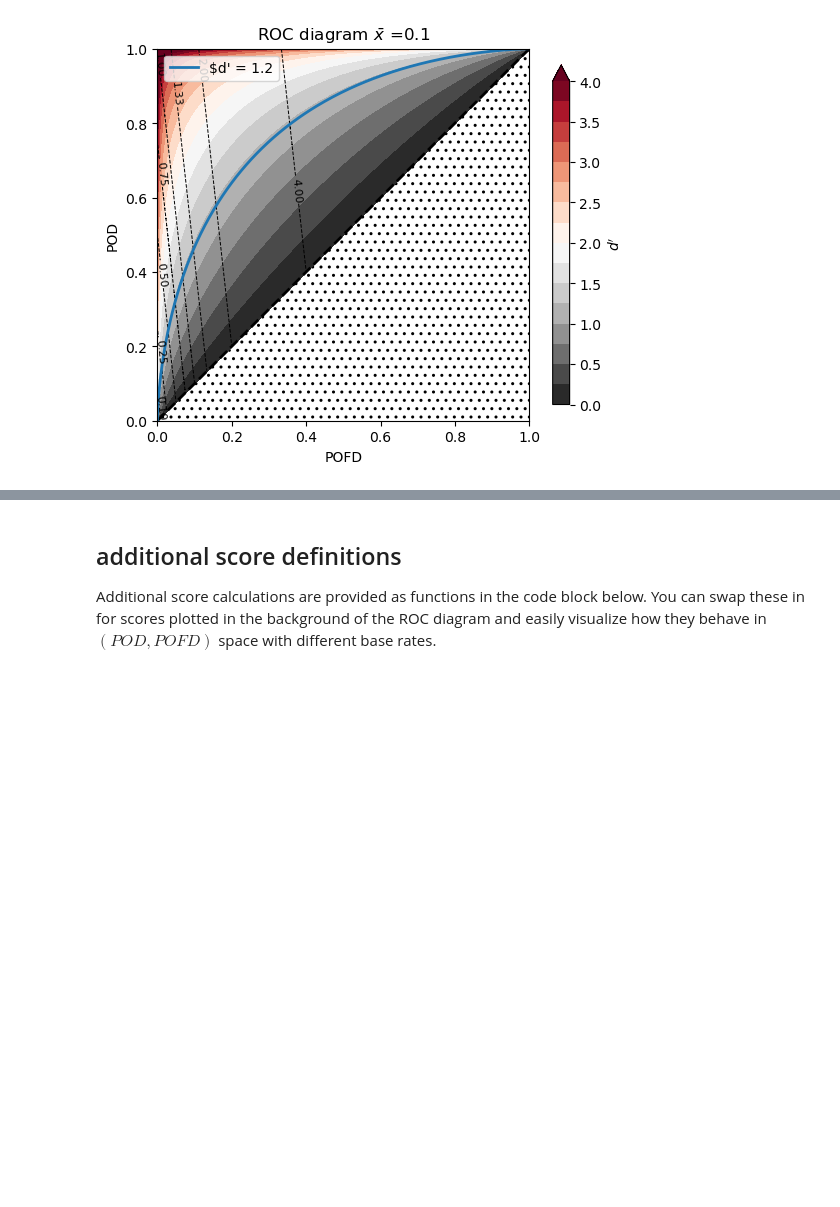
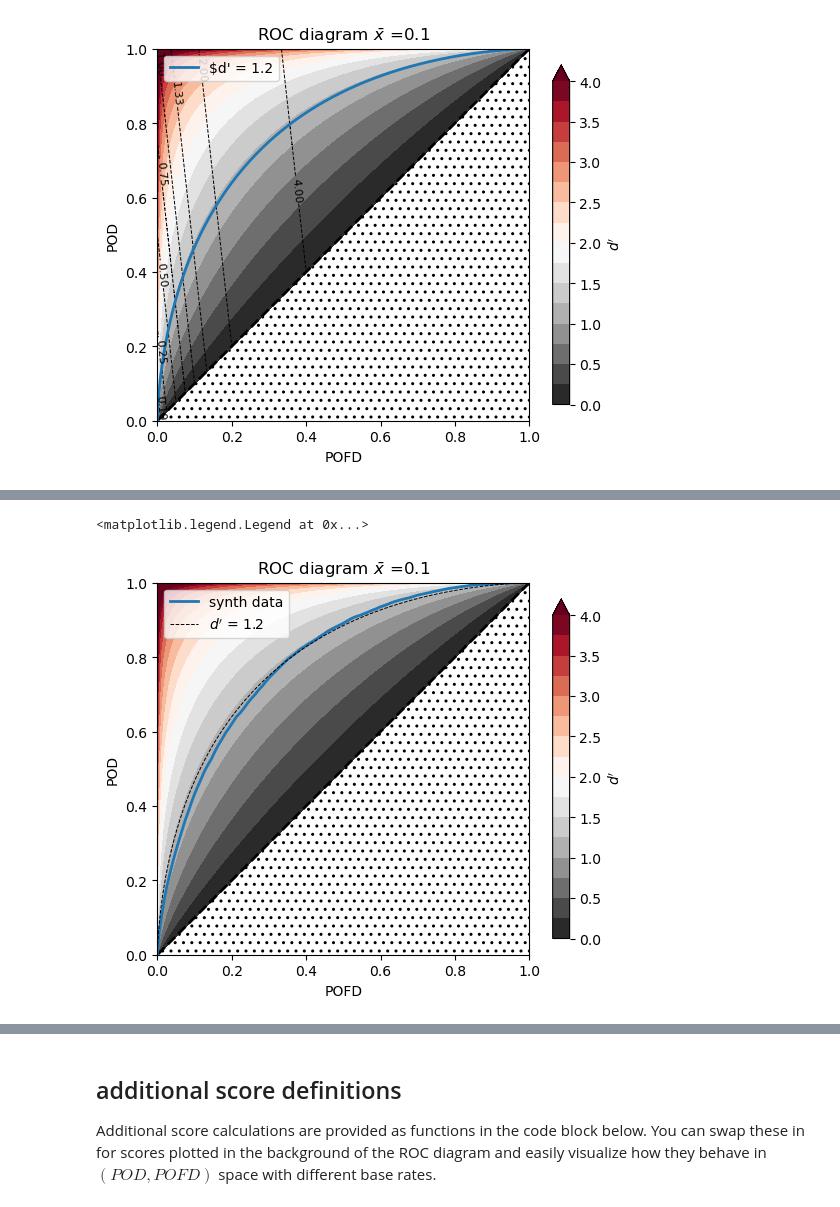
Before and after one commit to baldwin-ou/verification, a Jupyter notebook: intro_ROC_diagram.ipynb, the cells around one changed output, grey strips where cells are left out. Drawn from its saved outputs; the diff is of its cells as text; code cells hidden in the pictures; blank space fills up the shorter version.

```diff
--- a/intro_ROC_diagram.ipynb
+++ b/intro_ROC_diagram.ipynb
@@ -282,0 +398,73 @@ axs.legend()
+# %%
+# ROC diagram
+
+# 2x2 contingency elements depend on base rate
+xbar=np.mean(obs_pts)
+
+# nice ROC diagram plot
+fig, axs = plt.subplots(figsize=(6,6))
+
+# arrays hold 2d fields of POD, POFD to allow for calculation of scores in background of plots
+pod_y=np.arange(0.001,1.0,0.001)
+pofd_x=np.arange(0.001,1.0,0.001)
+pofd_roc,pod_roc=np.meshgrid(pofd_x,pod_y)
+
+# 2x2 contingency elements in POD,POFD space
+aa_roc=xbar*pod_roc
+bb_roc=(1-xbar)*pofd_roc
+cc_roc=xbar*(1.-pod_roc)
+dd_roc=(1-xbar)*(1.-pofd_roc)
+
+# set no skill region to nan
+aa_roc[pod_roc<pofd_roc]=np.nan
+bb_roc[pod_roc<pofd_roc]=np.nan
+cc_roc[pod_roc<pofd_roc]=np.nan
+dd_roc[pod_roc<pofd_roc]=np.nan
+
+# labels and ticks for background score colorbar
+label1=r"$d'$"
+extend1='max'
+d_lvls=np.linspace(0.,4.,17)
+d_ticks=np.linspace(0.,4.,9)
+
+# plot ROC diagram with background score and bias
+sc1=axs.contourf(pofd_x,pod_y,dprime(aa_roc,bb_roc,cc_roc,dd_roc),levels=d_lvls,cmap='RdGy_r',extend=extend1)
+plt.colorbar(sc1,orientation='vertical',shrink=0.735,label=label1,ax=axs,ticks=d_ticks)
+
+# comment out bias contours in this example
+# cs0=axs.contour(pofd_x,pod_y,bias(aa_roc,bb_roc,cc_roc,dd_roc),levels=np.array([0.1,0.25,0.5,0.75,1.,1.33,2.,4.,10.]),colors='k',linestyles='dashed',linewidths=0.7)
+# axs.clabel(cs0, cs0.levels, inline=True, fontsize=8)
+
+# get data you will need to create a "background patch" to your plot
+xmin, xmax = axs.get_xlim()
+ymin, ymax = axs.get_ylim()
+xy = (xmin+0.001,ymin+0.001)
+width = xmax - xmin - 0.002
+height = ymax - ymin - 0.002
+# create the patch and place it in the back of countourf (zorder!)
+p = patches.Rectangle(xy, width, height, hatch='..', linewidth=0,fill=None, zorder=-10)
+axs.add_patch(p)
+
+#zero skill line
+axs.plot([0,1],[0,1],'k--',lw=2)
+axs.set_aspect('equal')
+axs.set_ylim(0.,1.)
+axs.set_xlim(0.,1.)
+axs.set_xlabel('POFD')
+axs.set_ylabel('POD')
+axs.set_title(r'ROC diagram $\bar x$ ='+f'{np.round(xbar,2)}')
+
+# plot results - POD vs POFD on ROC
+df['POD']=pod(df.a,df.b,df.c,df.d)
+df['POFD']=pofd(df.a,df.b,df.c,df.d)
+axs.plot(df.POFD,df.POD,lw=2,label='synth data')
+
+# plot standard normal ROC curve d'=1.2 as thin dashed line for comparison to synthetic data
+dprime1=1.2
+pod1=norm.cdf(np.linspace(-5.5,5.5,1001),loc=-0.5*dprime1,scale=1.)
+pofd1=norm.cdf(np.linspace(-5.5,5.5,1001),loc=0.5*dprime1,scale=1.)
+axs.plot(pofd1,pod1,'k--',lw=0.7,label=r"$d'$ = "+f'{dprime1}')
+axs.legend()
+# %% [output]
+<matplotlib.legend.Legend at 0x...>
+[figure, added]
```
Also changed, not shown: parts of 9 cells of this notebook.
